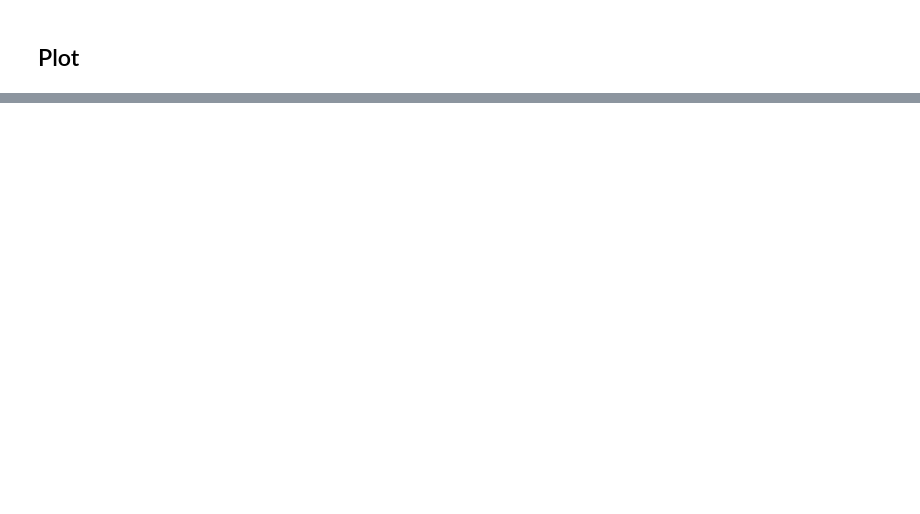
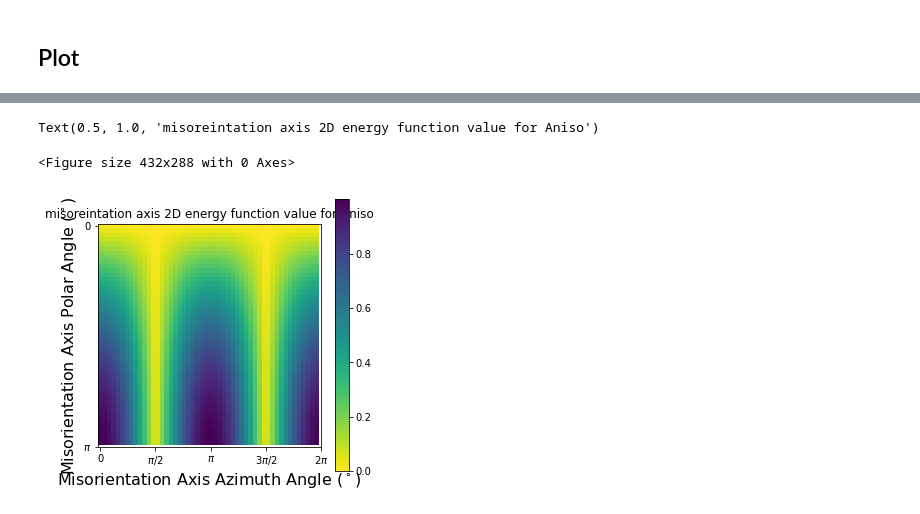
Before and after one commit to Linwitness/VECTOR, a Jupyter notebook: examples/verify_energy_function/plot_misorientation_distribution_5D_for_poly20k_hipergator.ipynb, the cells around one changed output, grey strips where cells are left out. Saved outputs shown, nothing was run; the diff lists cells and outputs as text; code cells hidden in the pictures; blank space fills up the shorter version.

```diff
--- a/examples/verify_energy_function/plot_misorientation_distribution_5D_for_poly20k_hipergator.ipynb
+++ b/examples/verify_energy_function/plot_misorientation_distribution_5D_for_poly20k_hipergator.ipynb
@@ -704,0 +782,22 @@ Isotropic
+# %%
+def energy_function_m_axis_test(m_polar_angle, m_azimuth_angle):
+    return abs(np.cos(m_azimuth_angle)) * np.sin(m_polar_angle / 2)
+
+# plot energy function
+m_axis_energy_function_test = np.zeros((axis_num_bin, axis_num_bin))
+for input_i in range(axis_num_bin):
+    for input_j in range(axis_num_bin):
+        m_axis_energy_function_test[input_i, input_j] = energy_function_m_axis_test(input_i/axis_num_bin*np.pi, input_j/axis_num_bin*2*np.pi)
+plt.figure()
+fig = plt.figure(figsize=(5, 5))
+plt.imshow(m_axis_energy_function_test,cmap='viridis_r')
+plt.xlabel(r"Misorientation Axis Azimuth Angle ($^\circ$)", fontsize=16)
+plt.ylabel(r"Misorientation Axis Polar Angle ($^\circ$)", fontsize=16)
+plt.xticks(np.linspace(0,axis_num_bin,5), ['0',r'$\pi/2$',r'$\pi$',r'3$\pi$/2',r'2$\pi$'])
+plt.yticks(np.linspace(0,axis_num_bin,2), ['0',r'$\pi$'])
+plt.colorbar()
+plt.title("misoreintation axis 2D energy function value for Aniso")
+# %% [output]
+Text(0.5, 1.0, 'misoreintation axis 2D energy function value for Aniso')
+<Figure size 432x288 with 0 Axes>
+[figure, added]
```
Also changed, not shown: parts of 7 cells of this notebook, 3 other files.
